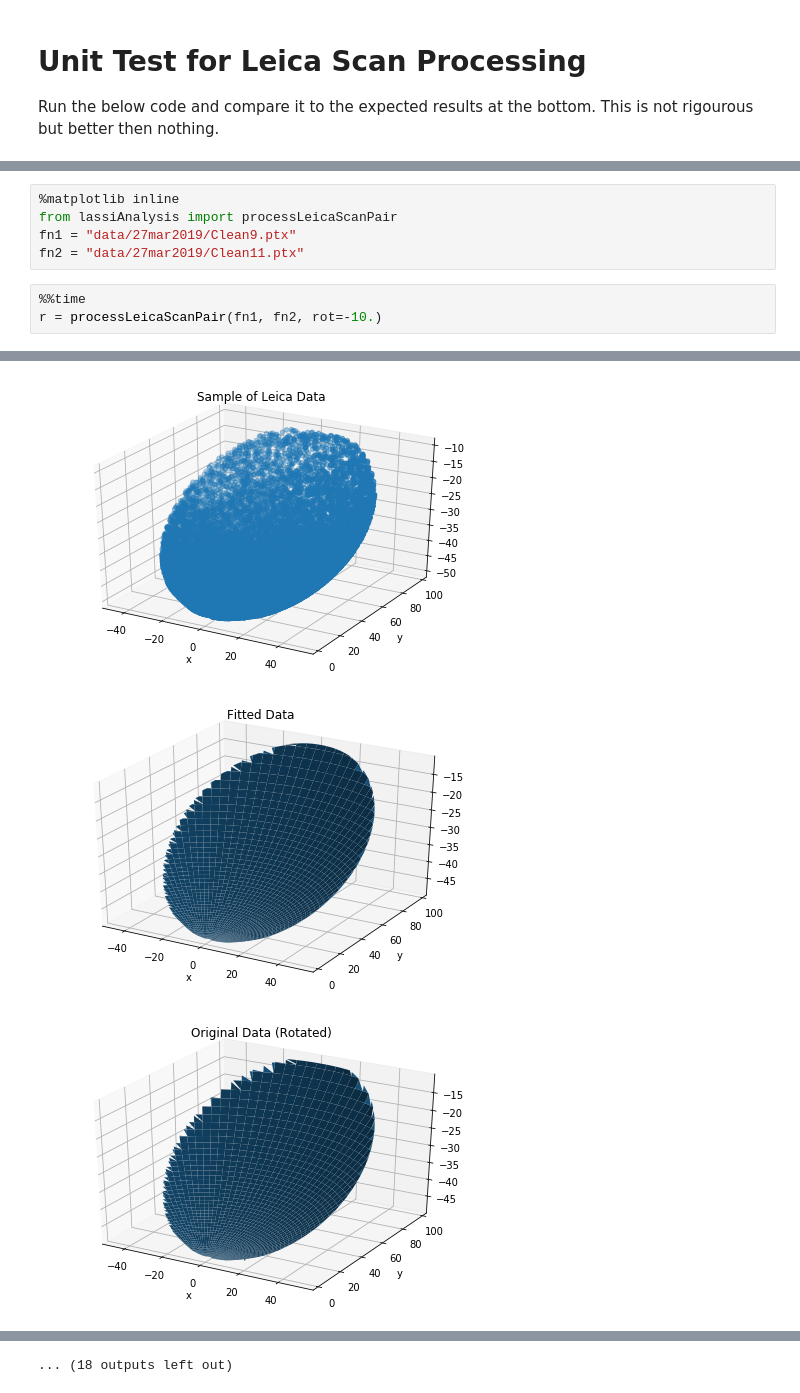
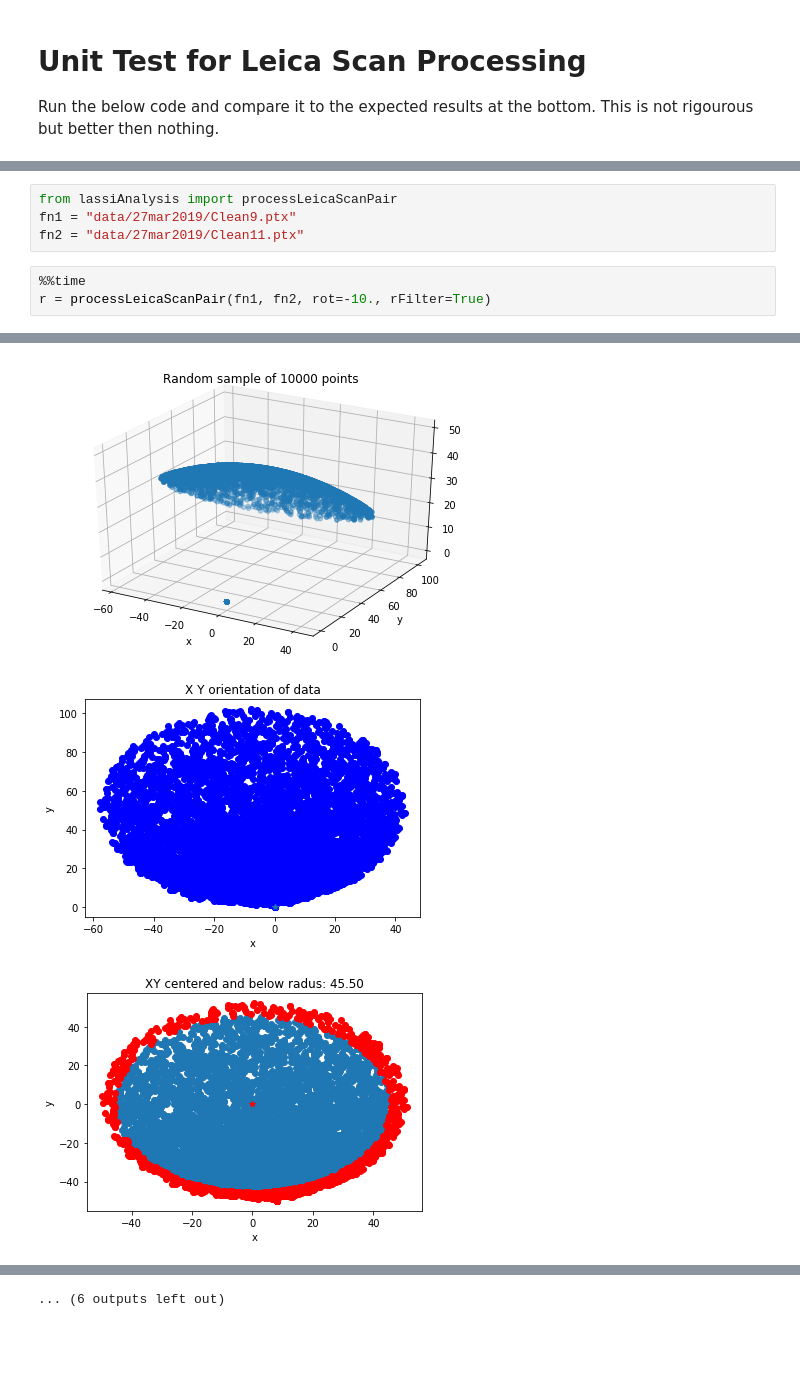
Before and after one commit to GreenBankObservatory/lassi-analysis, a Jupyter notebook: Scan9vs11-Z-UnitTest.ipynb, the cells around one changed output, grey strips where cells are left out. Saved outputs shown, nothing was run; the diff lists cells and outputs as text; blank space fills up the shorter version.

```diff
--- a/Scan9vs11-Z-UnitTest.ipynb
+++ b/Scan9vs11-Z-UnitTest.ipynb
@@ -4,10 +27,9 @@ Run the below code and compare it to the expected results at the bottom.  This i
 # %%
-%matplotlib inline
 from lassiAnalysis import processLeicaScanPair
 fn1 = "data/27mar2019/Clean9.ptx"
 fn2 = "data/27mar2019/Clean11.ptx"
 # %%
 %%time
-r = processLeicaScanPair(fn1, fn2, rot=-10.)
+r = processLeicaScanPair(fn1, fn2, rot=-10., rFilter=True)
 # %% [output]
 Processing PTX file ...
@@ -35,3 +57,3 @@ Fitting difference to zernikies ...
-[figure, old version]
+[figure, new version]
-[figure, old version]
+[figure, new version]
-[figure, old version]
+[figure, new version]
@@ -41,4 +63,4 @@ Fitting difference to zernikies ...
-... (18 outputs left out)
+... (6 outputs left out)
 # %%
 # compare the two scans we processed above again, this time applying
 # a radial filter to take out the edge effects
```
Also changed, not shown: parts of 4 cells of this notebook.
